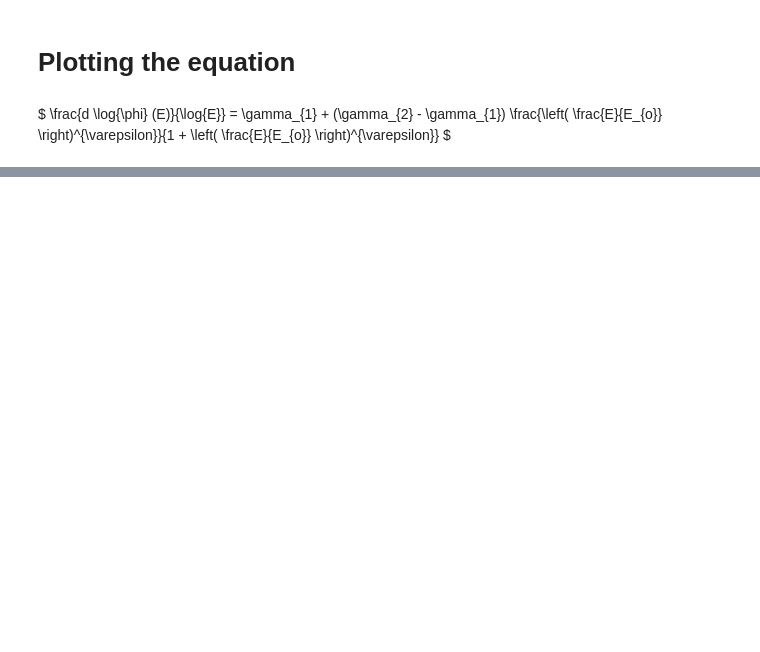
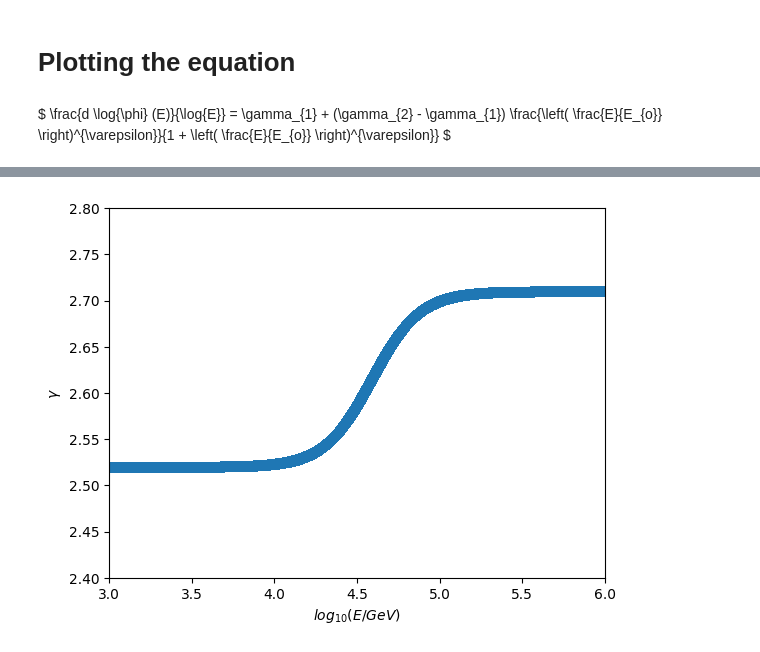
Before and after one commit to riyakore/WIPAC, a Jupyter notebook: Monte_Carlo_Data.ipynb, the cells around one changed output, grey strips where cells are left out. Saved outputs shown, nothing was run; the diff lists cells and outputs as text; code cells hidden in the pictures; blank space fills up the shorter version.

```diff
--- a/Monte_Carlo_Data.ipynb
+++ b/Monte_Carlo_Data.ipynb
@@ -515,0 +565,9 @@ plt.show()
+# %%
+plt.scatter(true_log_E_5, np.abs(specind1))
+plt.ylim(2.4, 2.8)
+plt.xlim(3,6)
+plt.xlabel("$ log_{10} (E/GeV) $")
+plt.ylabel("$ \gamma $")
+plt.show()
+# %% [output]
+[figure, added]
```
Also changed, not shown: parts of 23 cells of this notebook.
